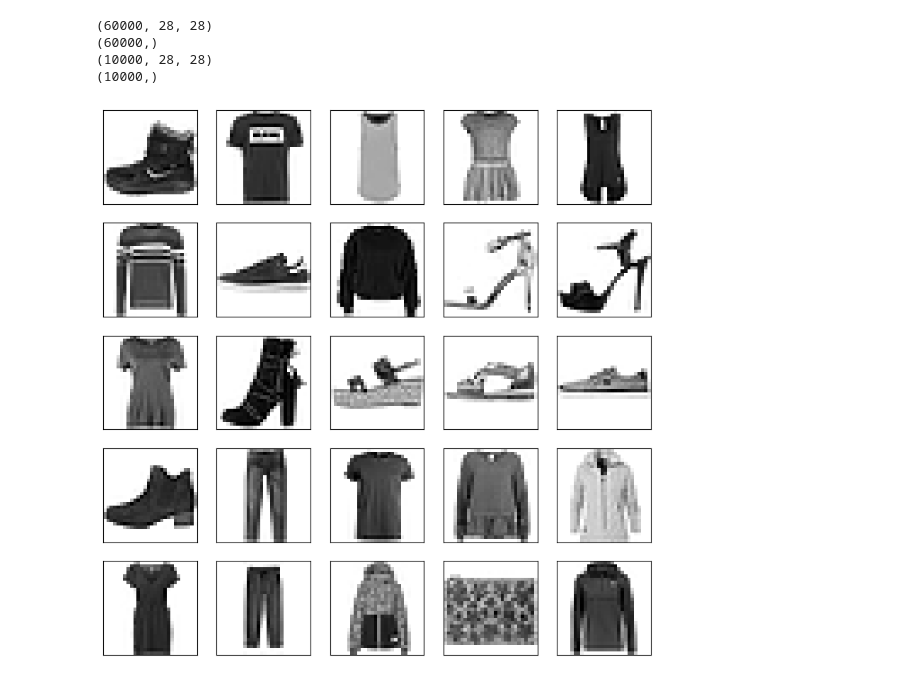
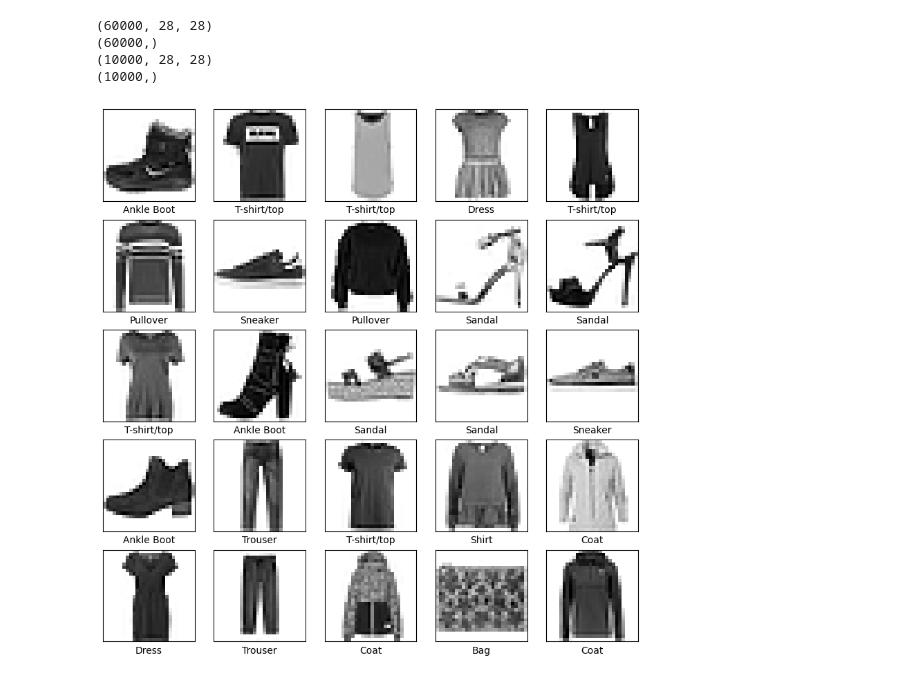
Before and after one commit to GauravKanwat/DL-CS6910-Assignment-1, a Jupyter notebook: DLAssignment1.ipynb, the cells around one changed output. Drawn from its saved outputs; the diff is of its cells as text; code cells hidden in the pictures.

```diff
--- a/DLAssignment1.ipynb
+++ b/DLAssignment1.ipynb
@@ -7,4 +7,4 @@ from tensorflow import keras
 import matplotlib.pyplot as plt
 # %%
 fashion_mnist = keras.datasets.fashion_mnist
-(train_images, train_labels), (test_images, test_labels) = fashion_mnist.load_data()
+(x_train, y_train), (x_test, y_test) = fashion_mnist.load_data()
@@ -32,12 +23,13 @@ classes = {0:"T-shirt/top", 1:"Trouser", 2:"Pullover", 3:"Dress", 4:"Coat", 5:"S
 # %%
 plt.figure(figsize=(10, 10))
 for i in range(25):
     plt.subplot(5, 5, i+1)
     plt.xticks([])
     plt.yticks([])
     plt.grid(False)
-    plt.imshow(train_images[i], cmap=plt.cm.binary)
+    plt.imshow(x_train[i], cmap=plt.cm.binary)
+    plt.xlabel(classes[y_train[i]])
 plt.show()
 # %% [output]
-[figure, old version]
+[figure, new version]
 # %%
```
Also changed, not shown: parts of 26 cells of this notebook.
